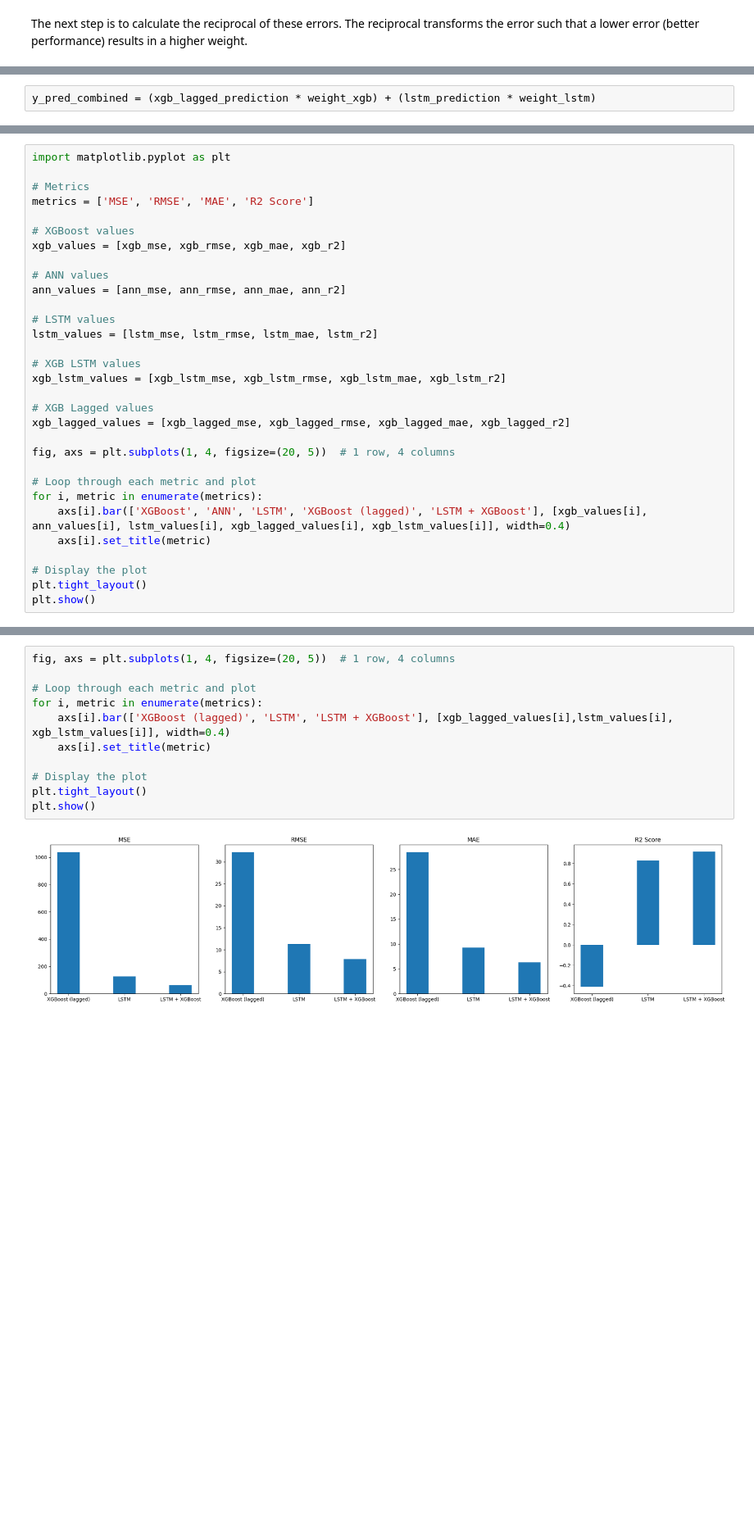
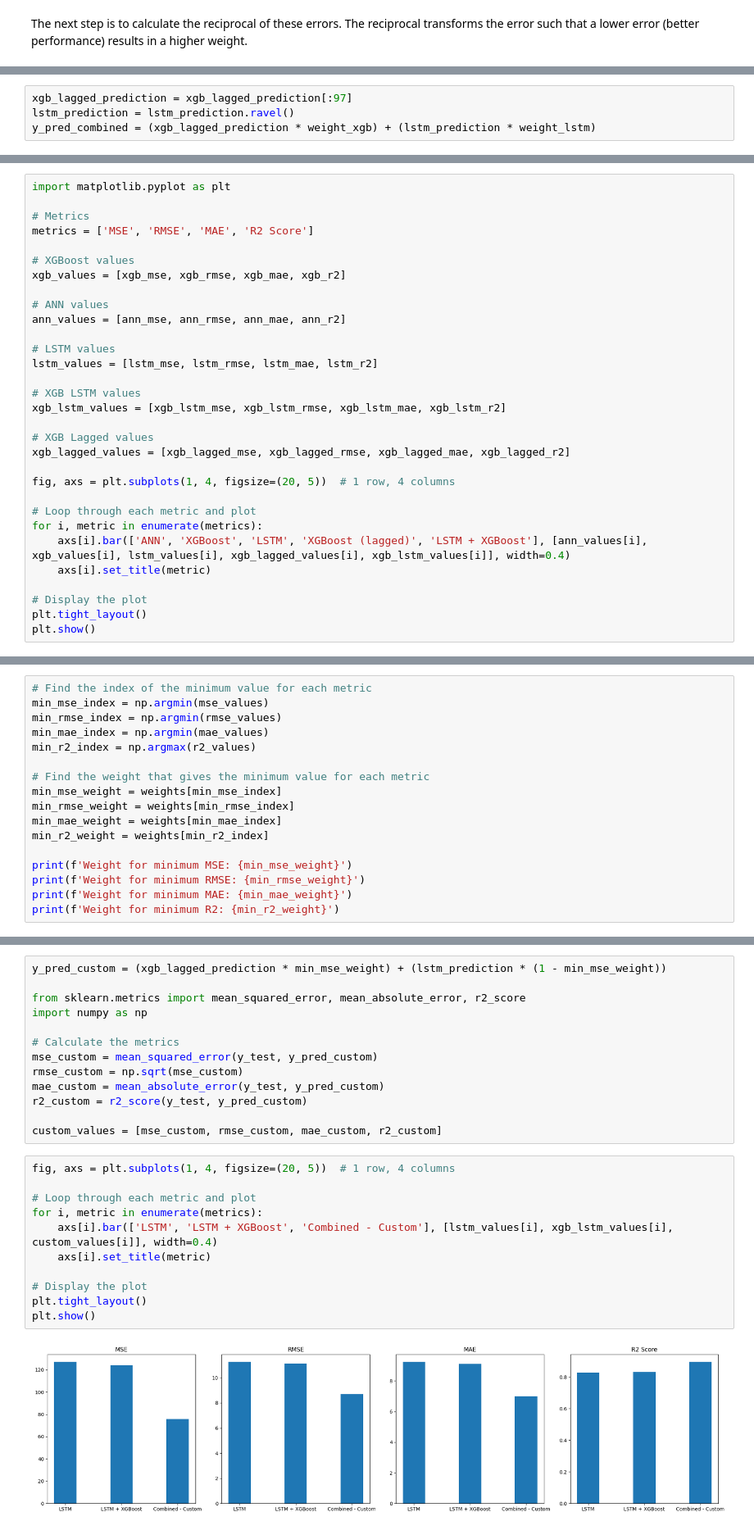
Before and after one commit to Lanza-git/Integrated-vs-Seperated-Master-Thesis, a Jupyter notebook: BPM/BPM.ipynb, the cells around one changed output, grey strips where cells are left out. Shown at 82% size. Cells and saved outputs as stored; diff of their text form; blank space fills up the shorter version.

```diff
--- a/BPM/BPM.ipynb
+++ b/BPM/BPM.ipynb
@@ -502,3 +633,5 @@ Finally, apply these weights to the predictions from each model to get the final
 # %%
+xgb_lagged_prediction = xgb_lagged_prediction[:97]
+lstm_prediction = lstm_prediction.ravel()
 y_pred_combined = (xgb_lagged_prediction * weight_xgb) + (lstm_prediction * weight_lstm)
 # %% [markdown]
@@ -557,7 +690,7 @@ fig, axs = plt.subplots(1, 4, figsize=(20, 5))  # 1 row, 4 columns
 
 # Loop through each metric and plot
 for i, metric in enumerate(metrics):
-    axs[i].bar(['XGBoost', 'ANN', 'LSTM', 'XGBoost (lagged)', 'LSTM + XGBoost'], [xgb_values[i], ann_values[i], lstm_values[i], xgb_lagged_values[i], xgb_lstm_values[i]], width=0.4)
+    axs[i].bar(['ANN', 'XGBoost', 'LSTM', 'XGBoost (lagged)', 'LSTM + XGBoost'], [ann_values[i], xgb_values[i], lstm_values[i], xgb_lagged_values[i], xgb_lstm_values[i]], width=0.4)
     axs[i].set_title(metric)
 
 # Display the plot
@@ -567,0 +779,17 @@ plt.show()
+# %%
+# Find the index of the minimum value for each metric
+min_mse_index = np.argmin(mse_values)
+min_rmse_index = np.argmin(rmse_values)
+min_mae_index = np.argmin(mae_values)
+min_r2_index = np.argmax(r2_values)
+
+# Find the weight that gives the minimum value for each metric
+min_mse_weight = weights[min_mse_index]
+min_rmse_weight = weights[min_rmse_index]
+min_mae_weight = weights[min_mae_index]
+min_r2_weight = weights[min_r2_index]
+
+print(f'Weight for minimum MSE: {min_mse_weight}')
+print(f'Weight for minimum RMSE: {min_rmse_weight}')
+print(f'Weight for minimum MAE: {min_mae_weight}')
+print(f'Weight for minimum R2: {min_r2_weight}')
@@ -568,13 +803,26 @@ plt.show()
+# %%
+y_pred_custom = (xgb_lagged_prediction * min_mse_weight) + (lstm_prediction * (1 - min_mse_weight))
+
+from sklearn.metrics import mean_squared_error, mean_absolute_error, r2_score
+import numpy as np
+
+# Calculate the metrics
+mse_custom = mean_squared_error(y_test, y_pred_custom)
+rmse_custom = np.sqrt(mse_custom)
+mae_custom = mean_absolute_error(y_test, y_pred_custom)
+r2_custom = r2_score(y_test, y_pred_custom)
+
+custom_values = [mse_custom, rmse_custom, mae_custom, r2_custom]
 # %%
 fig, axs = plt.subplots(1, 4, figsize=(20, 5))  # 1 row, 4 columns
 
 # Loop through each metric and plot
 for i, metric in enumerate(metrics):
-    axs[i].bar(['XGBoost (lagged)', 'LSTM', 'LSTM + XGBoost'], [xgb_lagged_values[i],lstm_values[i], xgb_lstm_values[i]], width=0.4)
+    axs[i].bar(['LSTM', 'LSTM + XGBoost', 'Combined - Custom'], [lstm_values[i], xgb_lstm_values[i], custom_values[i]], width=0.4)
     axs[i].set_title(metric)
 
 # Display the plot
 plt.tight_layout()
 plt.show()
 # %% [output]
-[figure, old version]
+[figure, new version]
```
Also changed, not shown: parts of 50 cells of this notebook, 8 other files.
